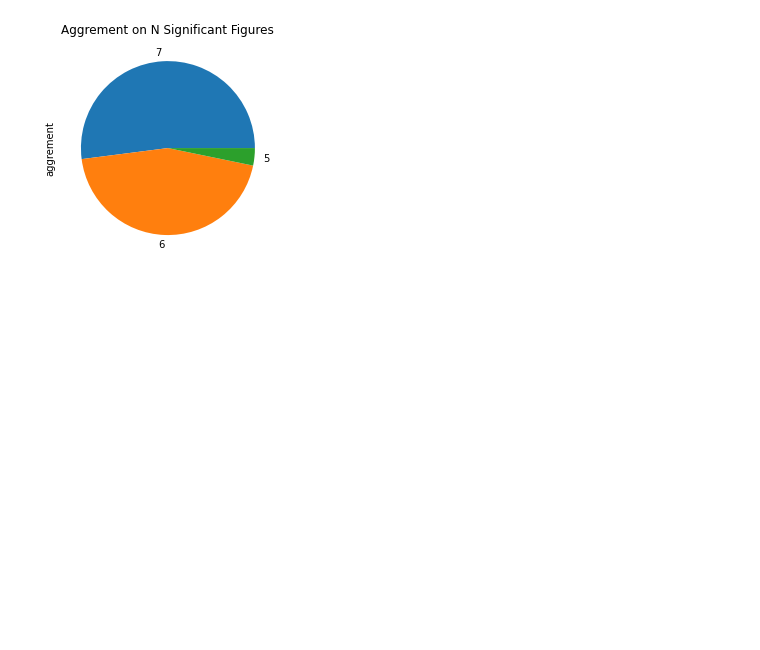
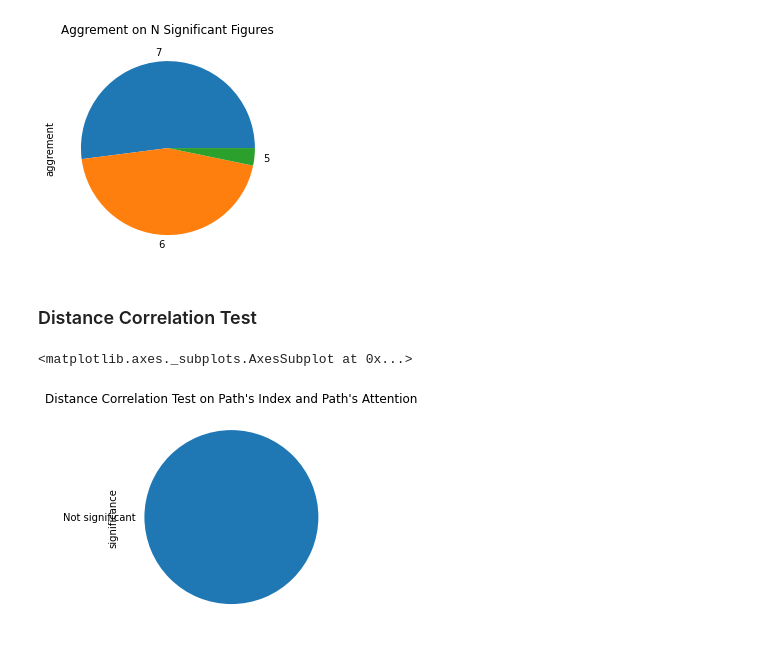
Before and after one commit to Dralan1912/HAICOR-Experiment, a Jupyter notebook: Research Question 1.ipynb, the cells around one changed output. Saved outputs shown, nothing was run; the diff lists cells and outputs as text; code cells hidden in the pictures; blank space fills up the shorter version.

Commit message:
Add distance correlation test for knowledge paths

```diff
--- a/Research Question 1.ipynb
+++ b/Research Question 1.ipynb
@@ -182,3 +182,27 @@ attentions.groupby(["story", "line", "character", "path"]).value\
 # %% [output]
 <matplotlib.axes._subplots.AxesSubplot at 0x...>
 [figure]
+# %% [markdown]
+### Distance Correlation Test
+# %%
+from dcor.independence import distance_covariance_test
+
+def classification(p):
+    if p < 0.001:
+        return "Significant at 0.001"
+    elif p < 0.01:
+        return "Significant at 0.01"
+    elif p < 0.05:
+        return "Significant at 0.05"
+
+    return "Not significant"
+
+attentions.groupby(["story", "line", "character", "path"])\
+    .apply(lambda x: distance_covariance_test(x.index, x.value)[0])\
+    .apply(classification)\
+    .rename("significance")\
+    .value_counts()\
+    .plot(kind="pie", title="Distance Correlation Test on Path's Index and Path's Attention")
+# %% [output]
+<matplotlib.axes._subplots.AxesSubplot at 0x...>
+[figure, added]
```
